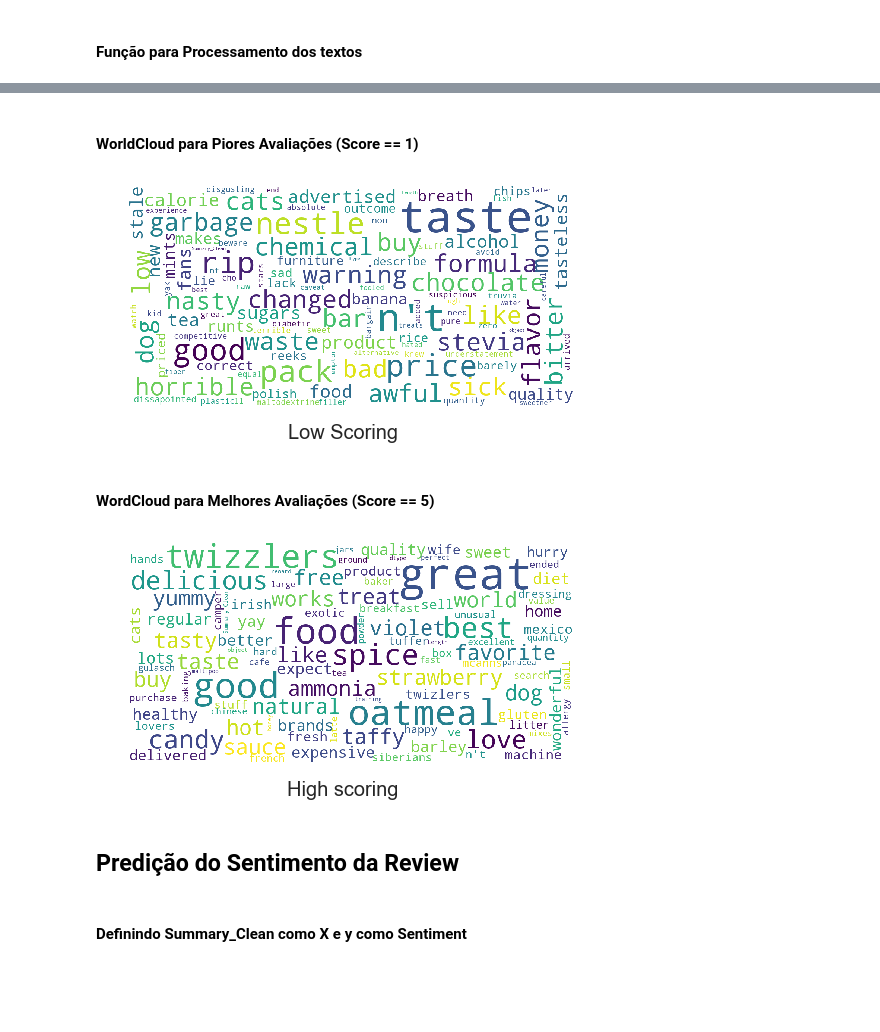
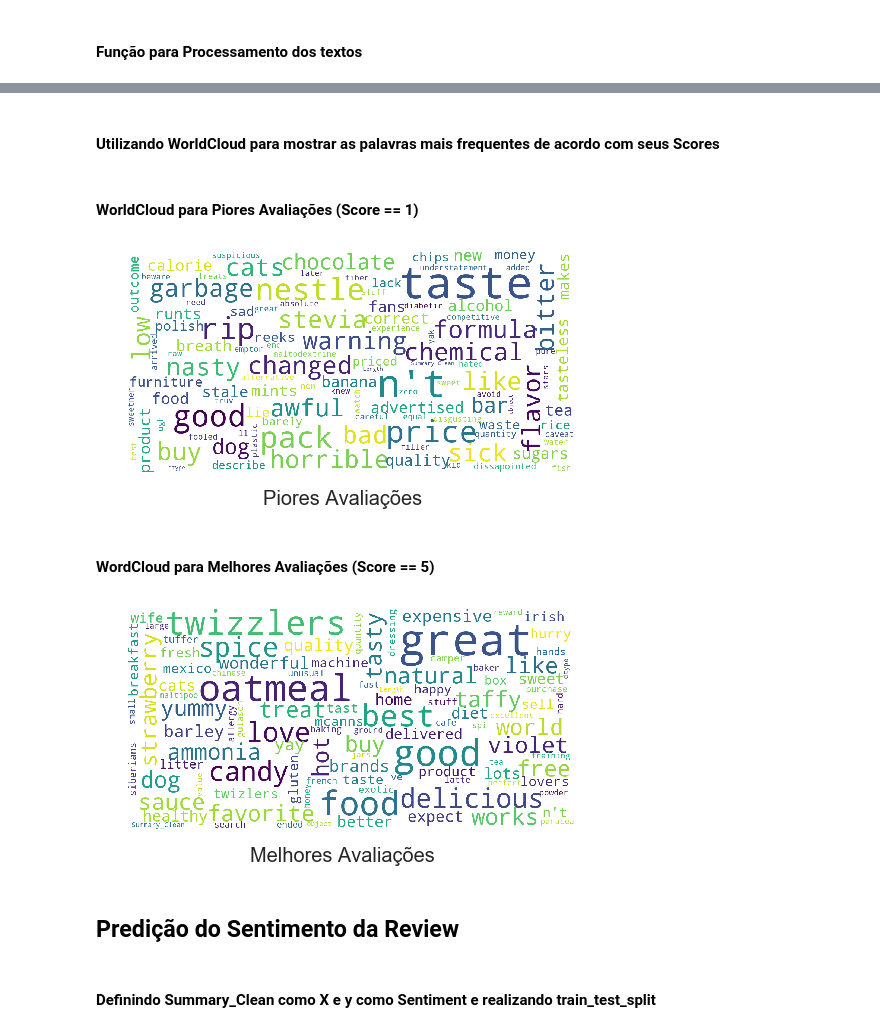
Before and after one commit to iankakaruzia/trabalho_final_machine_learning, a Jupyter notebook: Trabalho Final - Aprendizado de Máquina - Final.ipynb, the cells around one changed output, grey strips where cells are left out. Drawn from its saved outputs; the diff is of its cells as text; code cells hidden in the pictures; blank space fills up the shorter version.

```diff
--- a/Trabalho Final - Aprendizado de Máquina - Final.ipynb
+++ b/Trabalho Final - Aprendizado de Máquina - Final.ipynb
@@ -136,2 +141,0 @@ messages[messages.Score == 5].head()
-# %%
-messages.drop(['SummaryLenght'], inplace=True, axis=1)
@@ -195,0 +178,4 @@ text_process(review)
+# %%
+summary_clean = pd.read_csv('summary_clean_final.csv', index_col=0, sep='\t')
+# %%
+messages = pd.concat([messages, summary_clean], axis=1)
@@ -196,3 +184,7 @@ text_process(review)
+# %%
+messages_final = messages.dropna(axis=0)
+# %% [markdown]
+#### Utilizando WorldCloud para mostrar as palavras mais frequentes de acordo com seus Scores
 # %%
 from wordcloud import WordCloud
 # %%
@@ -223,19 +215,19 @@ def show_wordcloud(data, title = None):
 # %% [markdown]
 #### WorldCloud para Piores Avaliações (Score == 1)
 # %%
-show_wordcloud(messages[messages.Score == 1]["Summary_Clean"], title = "Low Scoring")
+show_wordcloud(messages_final[messages_final.Score == 1]["Summary_Clean"], title = "Piores Avaliações")
 # %% [output]
-[figure, old version]
+[figure, new version]
 # %% [markdown]
 #### WordCloud para Melhores Avaliações (Score == 5)
 # %%
-show_wordcloud(messages[messages.Score == 5]["Summary_Clean"], title = "High scoring")
+show_wordcloud(messages_final[messages_final.Score == 5]["Summary_Clean"], title = "Melhores Avaliações")
 # %% [output]
-[figure, old version]
+[figure, new version]
 # %% [markdown]
 ## Predição do Sentimento da Review
 # %% [markdown]
-#### Definindo Summary_Clean como X e y como Sentiment
+#### Definindo Summary_Clean como X e y como Sentiment e realizando train_test_split
 # %%
 from sklearn.model_selection import train_test_split
 # %%
```
Also changed, not shown: parts of 74 cells of this notebook, 4 other files.
